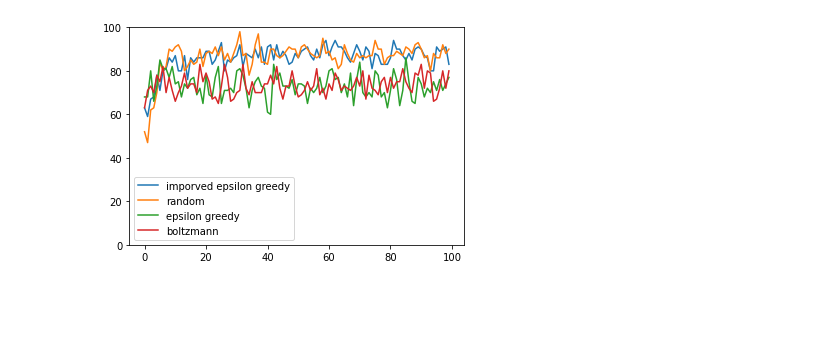
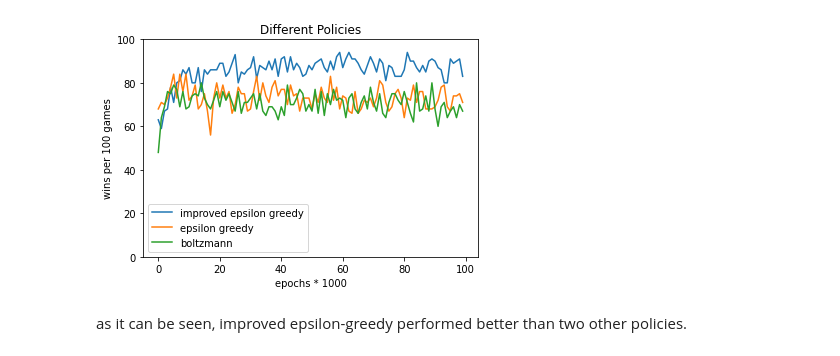
Before and after one commit to chihangs/INM707, a Jupyter notebook: INM707.ipynb, the cells around one changed output. Cells and saved outputs as stored; diff of their text form; code cells hidden in the pictures; blank space fills up the shorter version.

```diff
--- a/INM707.ipynb
+++ b/INM707.ipynb
@@ -55,7 +61,7 @@ class paper_game(ABC):
 # %%
 class tic_tac_toe(paper_game):
 #state: 3x3 array to represent board config, with 1 representing self-checker, -1 representing opponent-checker, 0 representing empty
-    def __init__(self, start_state=np.zeros((3,3), dtype=np.int8), epsilon=0.9, alpha=0.5, gamma=0.8):
+    def __init__(self, start_state=np.zeros((3,3), dtype=np.int8), epsilon=0.9, alpha=0.5, gamma=0.5):
         self.state=start_state
         self.epsilon = epsilon
         self.alpha = alpha
@@ -120,12 +126,15 @@ class tic_tac_toe(paper_game):
 
 
     def random_move(self, state):
+        #a random move based on available action would be outputed in this function
         act_list = self.action_list(state)
         i = np.random.randint(len(act_list[0]))
         action = [act_list[0][i],act_list[1][i]]
         return action
 
     def best_move(self, state):
+        #in this function the agent would look for the best action according to
+        #the q values in the Q-Matrix
         act_list = self.action_list(state)
         maxQ = -10000
         for i in range (len(act_list[0])):
@@ -137,6 +146,8 @@ class tic_tac_toe(paper_game):
         return action, maxQ
 
     def boltzmann_softmax(self, state):
+        #based on the q-values of the available actions, we would give them a probability
+        # so the agent won't take the worst actions and tend to choose better resulting ones
         act_list = self.action_list(state)
         actions = []
         Q_values = []
@@ -149,6 +160,8 @@ class tic_tac_toe(paper_game):
 
 
     def policy(self, state):
+        #the policy of the game would be selected in this stage. the decay factor has been
+        #hard-coded in epsilon greedy policy.
         if self.selected_policy == 'epsilon greedy':
             exploit = (not self.train) or rng.random()> self.epsilon or self.play
             if exploit:
@@ -201,6 +214,7 @@ class tic_tac_toe(paper_game):
 
 
     def train(self, train_number=2000, evaluation = False, opponent = 'random', selected_policy = 'epsilon greedy',verbose = 'True'):
+        #starting the training phase and updating the Q-Matrix
         self.selected_policy = selected_policy
         self.win_count_list = []
         self.epochs = train_number
@@ -266,6 +280,7 @@ class tic_tac_toe(paper_game):
             self.display_board(self.last_episode[i])
 
     def play_game(self,starter = -1):
+        #the interactive game that can be played with a user
         self.play = True
         self.train = False
         state = np.zeros((3,3), dtype=np.int8)
@@ -291,6 +306,7 @@ class tic_tac_toe(paper_game):
 
 
     def play_gui(self):
+        #and interactive game with user interface to play with the user
 
         self.play = True
         self.train = False
@@ -406,14 +422,17 @@ class tic_tac_toe(paper_game):
         win.mainloop()
 
     def save_Q(self):
+        #saving the Q-matrix
         np.savetxt(f"Q-{self.epochs}.csv", self.Q, delimiter=",")
 
     def load_Q(self,file):
+        #loading the Q-matrix
         self.Q = np.loadtxt(file, delimiter=",")
 
 
     def win_p100(self, opponent):
-
+        #evaluating the agent by playing against a random-move agent for 100 times. the result is
+        #the number of wins by the agent
         choices = [-1,1]*50
         self.win_count = 0
         for i in range(100):
@@ -506,13 +532,17 @@ Training Phase, epoch 100000, elapsed time:52.43
 # %%
 plt.plot(test1.win_count_list)
-plt.plot(test2.win_count_list)
 plt.plot(test3.win_count_list)
 plt.plot(test4.win_count_list)
 plt.ylim([0,100])
-plt.legend(['improved epsilon greedy','random','epsilon greedy','boltzmann'])
+plt.legend(['improved epsilon greedy','epsilon greedy','boltzmann'])
+plt.title('Different Policies')
+plt.xlabel('epochs * 1000')
+plt.ylabel('wins per 100 games')
 plt.show()
 # %% [output]
-[figure, old version]
+[figure, new version]
+# %% [markdown]
+as it can be seen, improved epsilon-greedy performed better than two other policies.
 # %%
 np.random.seed(42)
 
```
Also changed, not shown: parts of 34 cells of this notebook.
